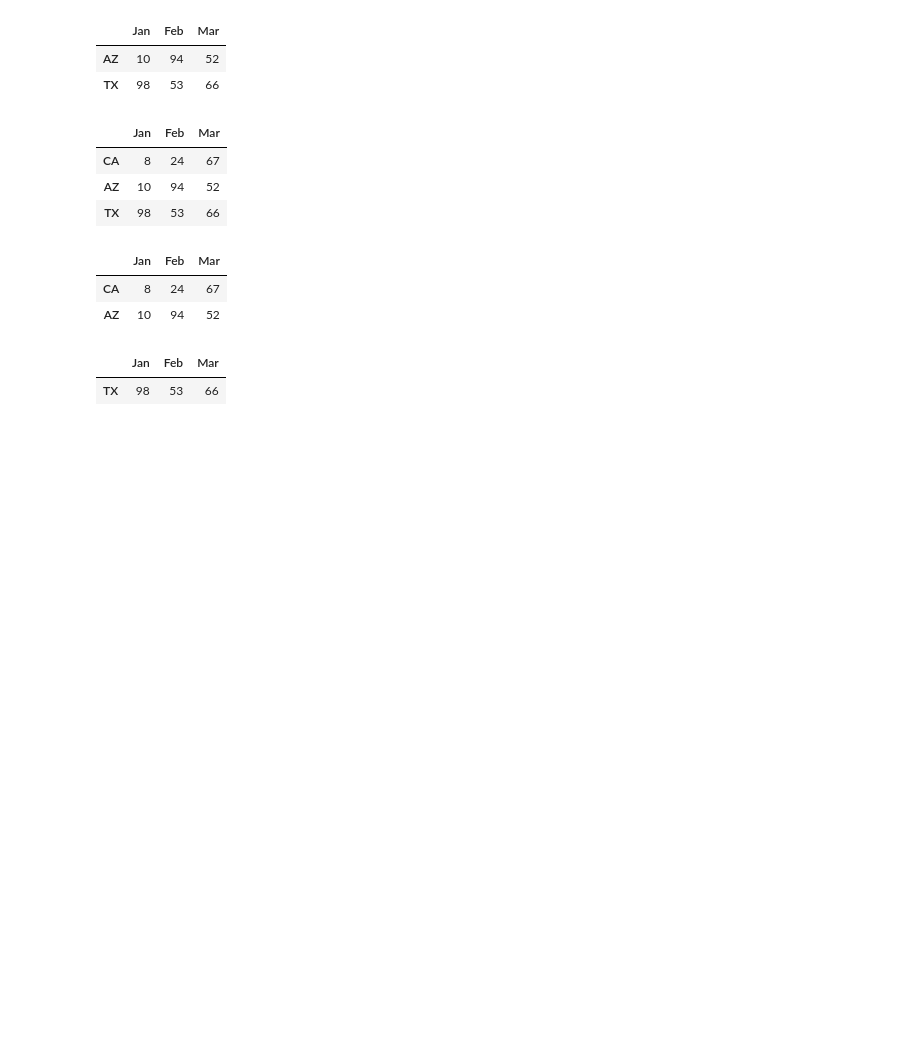
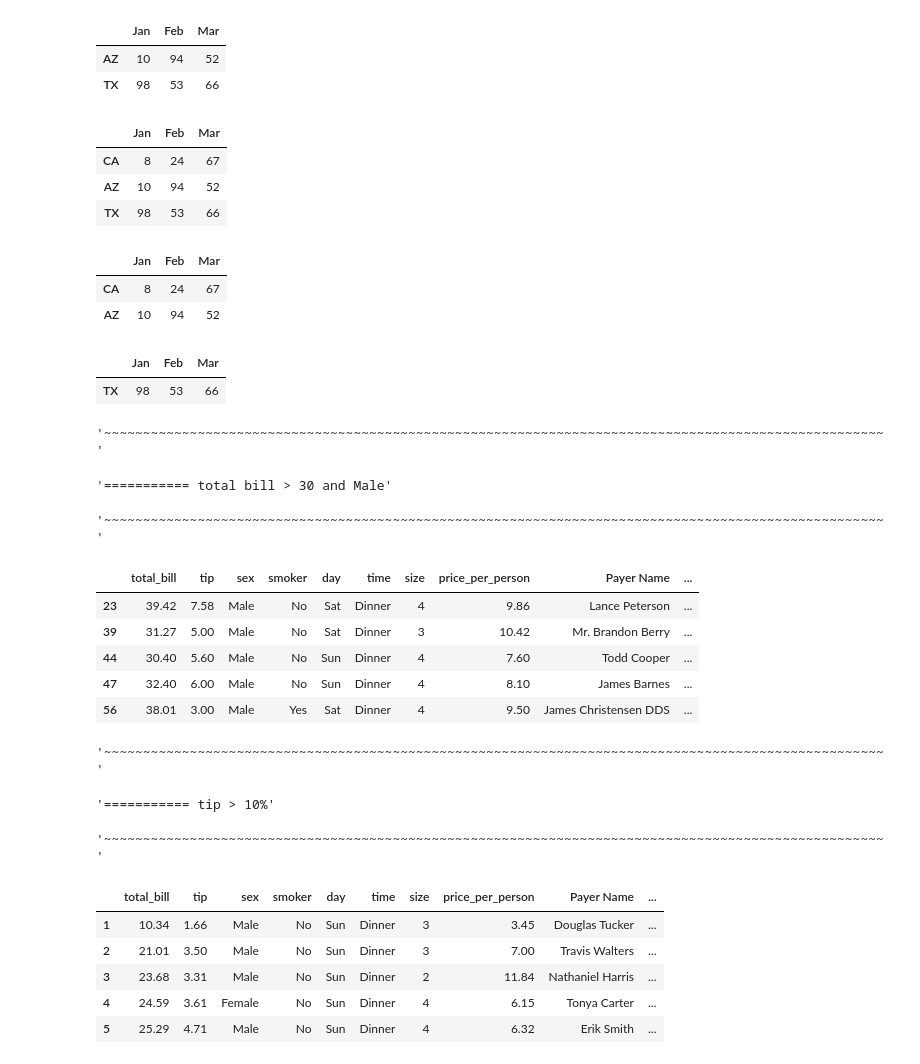
Before and after one commit to pythonai250824/19.03.2025, a Jupyter notebook: pd_lesson3.ipynb, the cells around one changed output. Cells and saved outputs as stored; diff of their text form; code cells hidden in the pictures; blank space fills up the shorter version.

```diff
--- a/pd_lesson3.ipynb
+++ b/pd_lesson3.ipynb
@@ -184,3 +184,28 @@ print()
 | AZ | 10 | 94 | 52 |
 |  | Jan | Feb | Mar |
 | TX | 98 | 53 | 66 |
+# %%
+# solution
+df = pd.read_csv('tips.csv')
+display('~' * 100, '=========== total bill > 30 and Male', '~' * 100, df[(df['total_bill'] > 30) & (df['sex'] == 'Male')].head())
+
+display('~' * 100, '=========== tip > 10%', '~' * 100, df[ df['tip'] > df['total_bill'] * 0.1 ].head())
+# %% [output]
+'~~~~~~~~~~~~~~~~~~~~~~~~~~~~~~~~~~~~~~~~~~~~~~~~~~~~~~~~~~~~~~~~~~~~~~~~~~~~~~~~~~~~~~~~~~~~~~~~~~~~'
+'=========== total bill > 30 and Male'
+'~~~~~~~~~~~~~~~~~~~~~~~~~~~~~~~~~~~~~~~~~~~~~~~~~~~~~~~~~~~~~~~~~~~~~~~~~~~~~~~~~~~~~~~~~~~~~~~~~~~~'
+|  | total_bill | tip | sex | smoker | day | time | size | price_per_person | Payer Name | ... |
+| 23 | 39.42 | 7.58 | Male | No | Sat | Dinner | 4 | 9.86 | Lance Peterson | ... |
+| 39 | 31.27 | 5.00 | Male | No | Sat | Dinner | 3 | 10.42 | Mr. Brandon Berry | ... |
+| 44 | 30.40 | 5.60 | Male | No | Sun | Dinner | 4 | 7.60 | Todd Cooper | ... |
+| 47 | 32.40 | 6.00 | Male | No | Sun | Dinner | 4 | 8.10 | James Barnes | ... |
+| 56 | 38.01 | 3.00 | Male | Yes | Sat | Dinner | 4 | 9.50 | James Christensen DDS | ... |
+'~~~~~~~~~~~~~~~~~~~~~~~~~~~~~~~~~~~~~~~~~~~~~~~~~~~~~~~~~~~~~~~~~~~~~~~~~~~~~~~~~~~~~~~~~~~~~~~~~~~~'
+'=========== tip > 10%'
+'~~~~~~~~~~~~~~~~~~~~~~~~~~~~~~~~~~~~~~~~~~~~~~~~~~~~~~~~~~~~~~~~~~~~~~~~~~~~~~~~~~~~~~~~~~~~~~~~~~~~'
+|  | total_bill | tip | sex | smoker | day | time | size | price_per_person | Payer Name | ... |
+| 1 | 10.34 | 1.66 | Male | No | Sun | Dinner | 3 | 3.45 | Douglas Tucker | ... |
+| 2 | 21.01 | 3.50 | Male | No | Sun | Dinner | 3 | 7.00 | Travis Walters | ... |
+| 3 | 23.68 | 3.31 | Male | No | Sun | Dinner | 2 | 11.84 | Nathaniel Harris | ... |
+| 4 | 24.59 | 3.61 | Female | No | Sun | Dinner | 4 | 6.15 | Tonya Carter | ... |
+| 5 | 25.29 | 4.71 | Male | No | Sun | Dinner | 4 | 6.32 | Erik Smith | ... |
```
Also changed, not shown: parts of 2 cells of this notebook.
